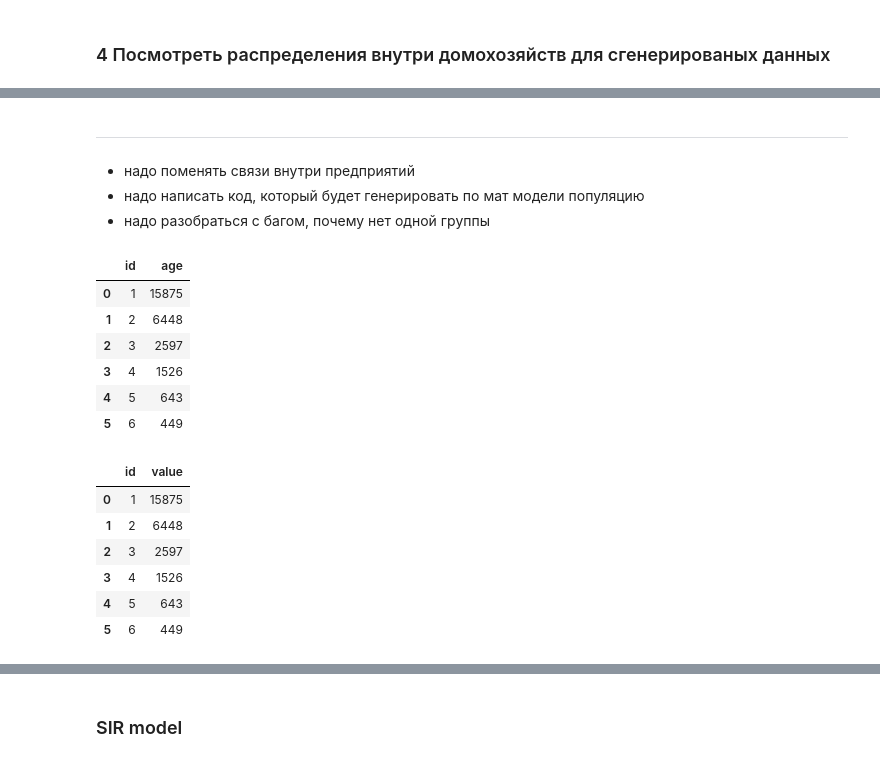
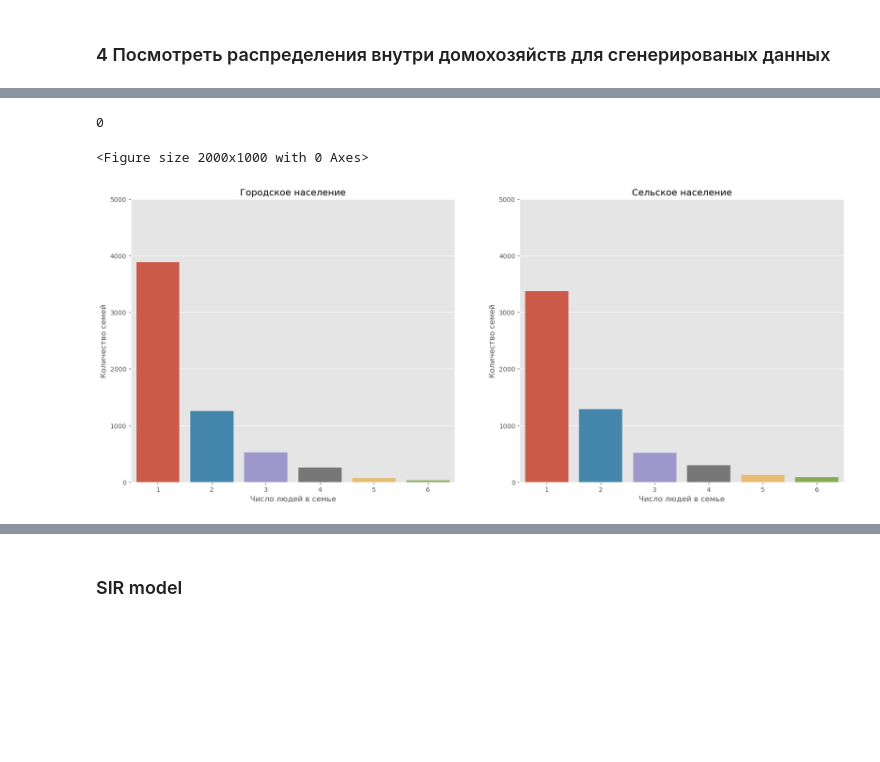
Before and after one commit to MaximKiryakin/Diploma, a Jupyter notebook: diploma.ipynb, the cells around one changed output, grey strips where cells are left out. Saved outputs shown, nothing was run; the diff lists cells and outputs as text; code cells hidden in the pictures; blank space fills up the shorter version.

```diff
--- a/diploma.ipynb
+++ b/diploma.ipynb
@@ -507,30 +123,6 @@ axs[1].set_ylabel("Количество семей");
-# %% [markdown]
----
-# %% [markdown]
-* надо поменять связи внутри предприятий
-* надо написать код, который будет генерировать по мат модели популяцию
-* надо разобраться с багом, почему нет одной группы
-# %%
-rural_population_raw_50000.groupby("household_id").count().groupby("id").count().reset_index()[["id", "age"]].head(6)
-# %% [output]
-|  | id | age |
-| 0 | 1 | 15875 |
-| 1 | 2 | 6448 |
-| 2 | 3 | 2597 |
-| 3 | 4 | 1526 |
-| 4 | 5 | 643 |
-| 5 | 6 | 449 |
-# %%
-tmp= rural_population_raw_50000.groupby("household_id").count().groupby("id").count().reset_index()[["id", "age"]].head(6).transpose()
-tmp.columns = tmp.loc["id", :]
-tmp = tmp.tail(1)
-tmp_rural = tmp.melt()
-tmp_rural
-# %% [output]
-|  | id | value |
-| 0 | 1 | 15875 |
-| 1 | 2 | 6448 |
-| 2 | 3 | 2597 |
-| 3 | 4 | 1526 |
-| 4 | 5 | 643 |
-| 5 | 6 | 449 |
+# %%
+model.plot_households_distribution_generated_population(population_size=population_size)
+# %% [output]
+0
+<Figure size 2000x1000 with 0 Axes>
+[figure, added]
```
Also changed, not shown: parts of 73 cells of this notebook, 2 other files.
